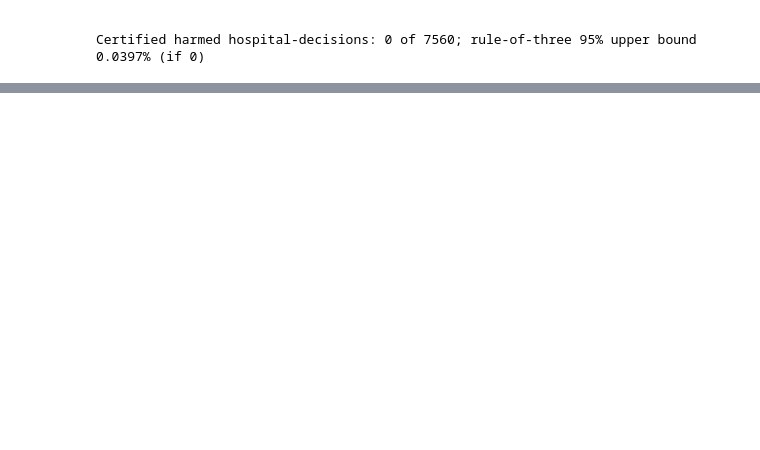
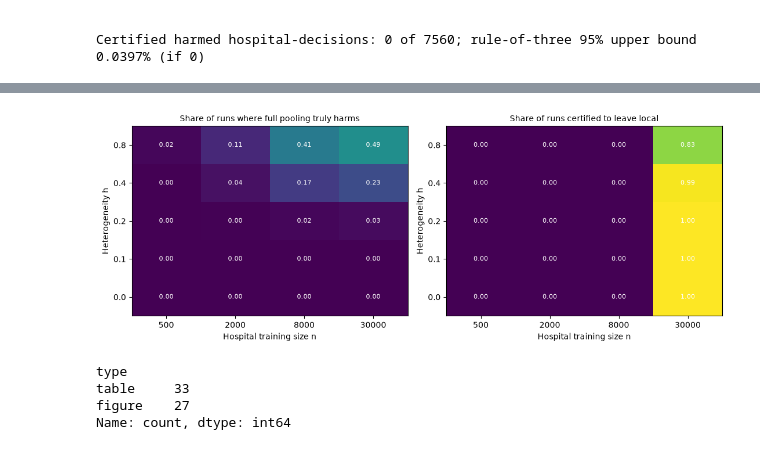
Before and after one commit to DCBhashkar71/noharm-fl, a Jupyter notebook: notebooks/16_more_baselines.ipynb, the cells around one changed output, grey strips where cells are left out. Cells and saved outputs as stored; diff of their text form; code cells hidden in the pictures; blank space fills up the shorter version.

Commit message:
Simulation: 1200 base reps, icpt and shift scenarios (amendment 23); Table33, Fig27

```diff
--- a/notebooks/16_more_baselines.ipynb
+++ b/notebooks/16_more_baselines.ipynb
@@ -250,3 +250,66 @@ seeds found: [115, 116, 117, 118, 119, 120, 121, 122, 123, 124]
 11  0.020  0.020  pooled (unclipped), zero tolerance             22            25         27.9          31            NaN         0.00272     0.00124        NaN      NaN      NaN      NaN       NaN    ...
 
 Certified harmed hospital-decisions: 0 of 7560; rule-of-three 95% upper bound 0.0397% (if 0)
+# %%
+import pandas as pd, numpy as np, os, re, glob, shutil
+import matplotlib.pyplot as plt
+from scipy import stats
+root = r"C:\noharm-fl"; tabs = os.path.join(root, "outputs", "tables")
+
+def load_scn(files):
+    d = pd.concat([pd.read_csv(f) for f in files], ignore_index=True)
+    return d
+base_files = [os.path.join(tabs, f) for f in os.listdir(tabs) if re.match(r"^sim_cert_\d+-\d+\.csv$", f)]
+S = {"base": load_scn(base_files),
+     "icpt": load_scn(glob.glob(os.path.join(tabs, "sim_cert_icpt_*.csv"))),
+     "shift": load_scn(glob.glob(os.path.join(tabs, "sim_cert_shift_*.csv")))}
+for k, v in S.items():
+    print(k, "reps:", v.rep.nunique(), "rows:", len(v), "duplicate keys:", int(v.duplicated(["rep", "h", "n", "eps", "delta"]).sum()))
+
+def cp_upper(x, n):
+    return stats.beta.ppf(0.975, x + 1, n - x) if x < n else 1.0
+
+rows = []
+for k, v in S.items():
+    for (e, dl), g in v.groupby(["eps", "delta"]):
+        x, n = int(g.harm_certified.sum()), len(g)
+        nl = g[g["nonlocal"] == 1]
+        tr = g[g.harm_pool_clipped == 1]
+        rows.append(dict(scenario=k, eps=e, delta=dl, cells=n, certified_harmed=x, harm_rate=x / n,
+                         harm_upper95=cp_upper(x, n), nonlocal_cells=len(nl),
+                         harm_among_nonlocal=(x / len(nl)) if len(nl) else np.nan,
+                         truly_harmful_pool=len(tr), pool_approved_when_harmful=int(tr.approved_pool.sum()),
+                         uncertified_pool_harm_rate=g.harm_pool_full.mean(), certified_share=g["nonlocal"].mean()))
+T = pd.DataFrame(rows); print(T.round(5).to_string())
+op = os.path.join(tabs, "T_sim_big.csv"); T.to_csv(op, index=False)
+shutil.copy(op, os.path.join(root, "paper", "assets", "tables", "Table33_sim_big.csv"))
+
+# shift scenario: where does certified harm occur?
+sh = S["shift"]
+print("\nshift scenario, certified harm rate by n and h (eps=0.01):")
+print(sh[sh.eps == 0.01].pivot_table(index="h", columns="n", values="harm_certified", aggfunc="mean").round(4).to_string())
+
+# phase map (base, middle pair)
+b = S["base"][S["base"].eps == 0.01]
+fig, ax = plt.subplots(1, 2, figsize=(11, 4.2))
+for a, col, ttl in [(ax[0], "harm_pool_clipped", "Share of runs where full pooling truly harms"),
+                    (ax[1], "nonlocal", "Share of runs certified to leave local")]:
+    pv = b.pivot_table(index="h", columns="n", values=col, aggfunc="mean")
+    im = a.imshow(pv.values, origin="lower", vmin=0, vmax=1, cmap="viridis", aspect="auto")
+    a.set_xticks(range(len(pv.columns))); a.set_xticklabels(pv.columns)
+    a.set_yticks(range(len(pv.index))); a.set_yticklabels(pv.index)
+    a.set_xlabel("Hospital training size n"); a.set_ylabel("Heterogeneity h"); a.set_title(ttl, fontsize=10)
+    for i in range(pv.shape[0]):
+        for j in range(pv.shape[1]):
+            a.text(j, i, f"{pv.values[i, j]:.2f}", ha="center", va="center", color="w", fontsize=8)
+plt.tight_layout()
+fo = os.path.join(root, "paper", "assets", "figures", "Fig27_sim_big")
+plt.savefig(fo + ".png", dpi=300); plt.savefig(fo + ".pdf"); plt.show()
+for ext in (".png", ".pdf"):
+    shutil.copy(fo + ext, os.path.join(root, "outputs", "figures", "fig27_sim_big" + ext))
+mp = os.path.join(root, "paper", "assets", "MANIFEST.csv"); m = pd.read_csv(mp)
+m = pd.concat([m, pd.DataFrame([{"type": "table", "label": "Table33", "name": "sim_big", "source_file": "T_sim_big"},
+                                {"type": "figure", "label": "Fig27", "name": "sim_big", "source_file": "fig27_sim_big"}])],
+              ignore_index=True).drop_duplicates(subset=["type", "label"]); m.to_csv(mp, index=False)
+print(m.type.value_counts())
+# %% [output]
@@ -252,0 +333,5 @@ Certified harmed hospital-decisions: 0 of 7560; rule-of-three 95% upper bound 0.
+[figure, added]
+type
+table     33
+figure    27
+Name: count, dtype: int64
```
Also changed, not shown: parts of 1 cell of this notebook, 25 other files.
